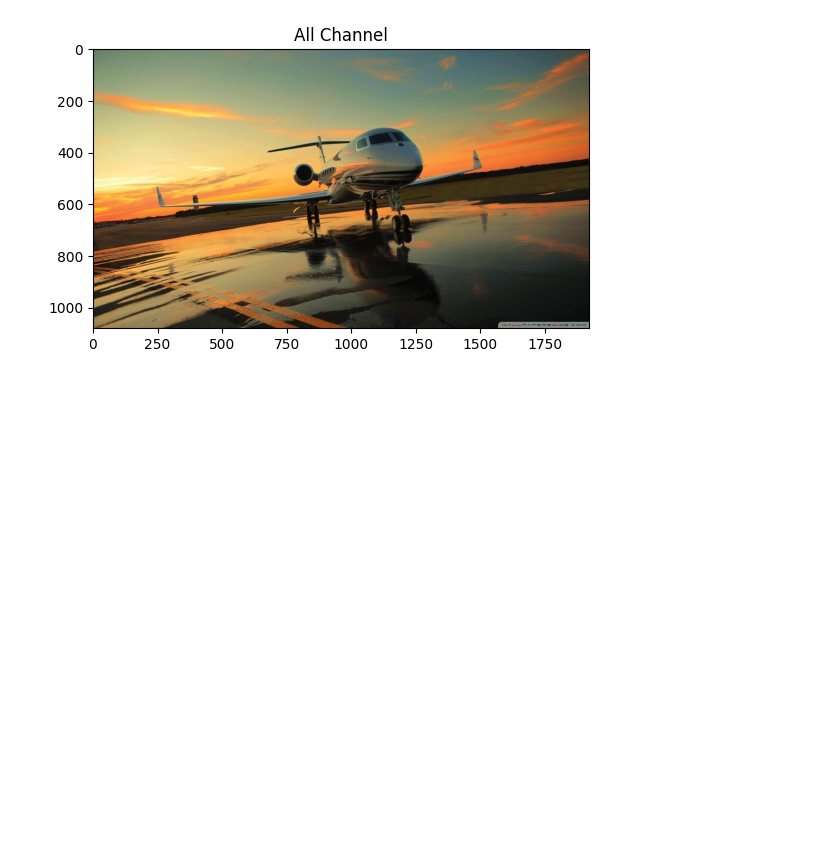
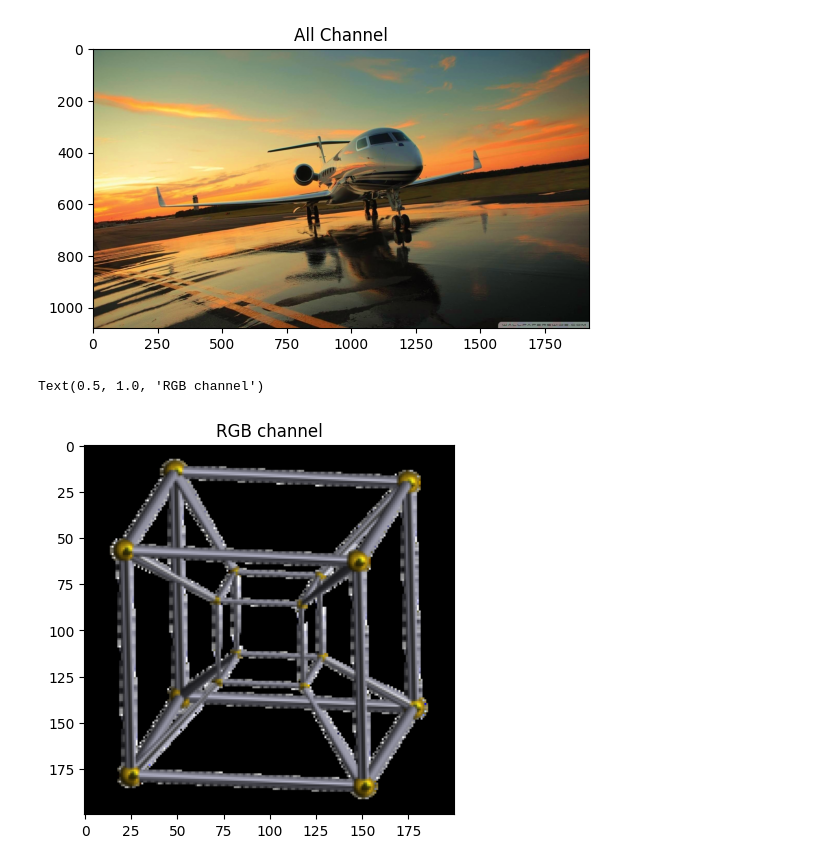
Before and after one commit to abolfazlkeshavarz/OpenCV, a Jupyter notebook: Session3.ipynb, the cells around one changed output. Cells and saved outputs as stored; diff of their text form; code cells hidden in the pictures; blank space fills up the shorter version.

```diff
--- a/Session3.ipynb
+++ b/Session3.ipynb
@@ -4,6 +4,12 @@ import numpy as np
 import matplotlib.pyplot as plt
 
 Img_plane = cv2.imread('./images/plane-1.jpg')
+Img_donkey = cv2.imread('./images/donkey.png', -1)
+Img_gt20 = cv2.imread('./images/GT20.png', cv2.IMREAD_UNCHANGED)
+Img_gt26 = cv2.imread('./images/GT26_input.jpg', 0)
+Img_8cell = cv2.imread('./images/8cell.png', -1)
+Tech_Img = cv2.imread('./images/Tech.jpg', -1)
+
 B, G, R = cv2.split(Img_plane)
 # %%
 # the commented below line is incorrect change a channel color:
@@ -40,3 +46,9 @@ Mod_HSV_plane = cv2.cvtColor(Mod_HSV_plane, cv2.COLOR_HSV2RGB)
 plt.imshow(Mod_HSV_plane);plt.title('All Channel');
 # %% [output]
 [figure]
+# %%
+Img_8cell2 = cv2.cvtColor(Img_8cell, cv2.COLOR_BGR2RGB)
+plt.imshow(Img_8cell2[:,:,:3]);plt.title('RGB channel')
+# %% [output]
+Text(0.5, 1.0, 'RGB channel')
+[figure, added]
```
Also changed, not shown: parts of 3 cells of this notebook, 12 other files.
